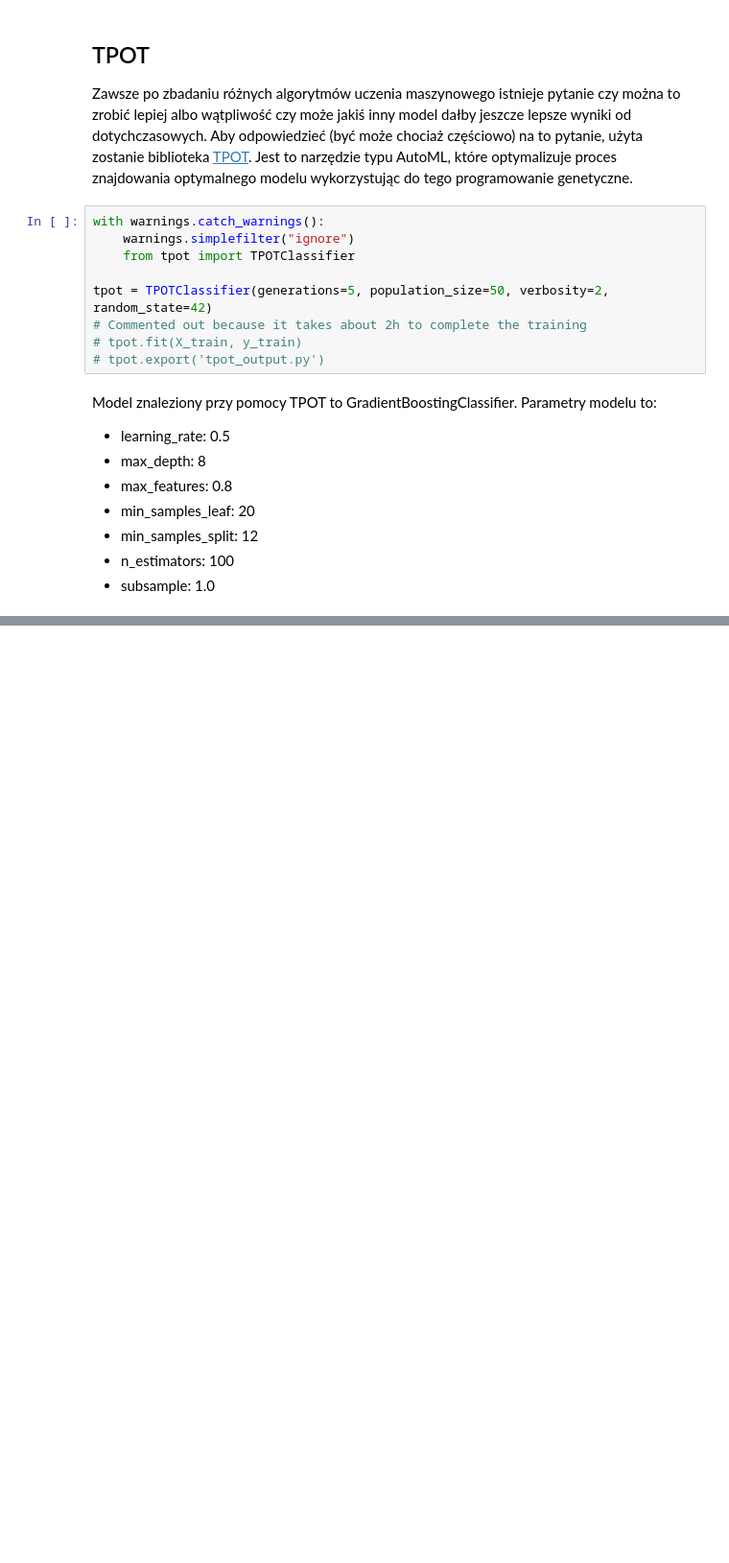
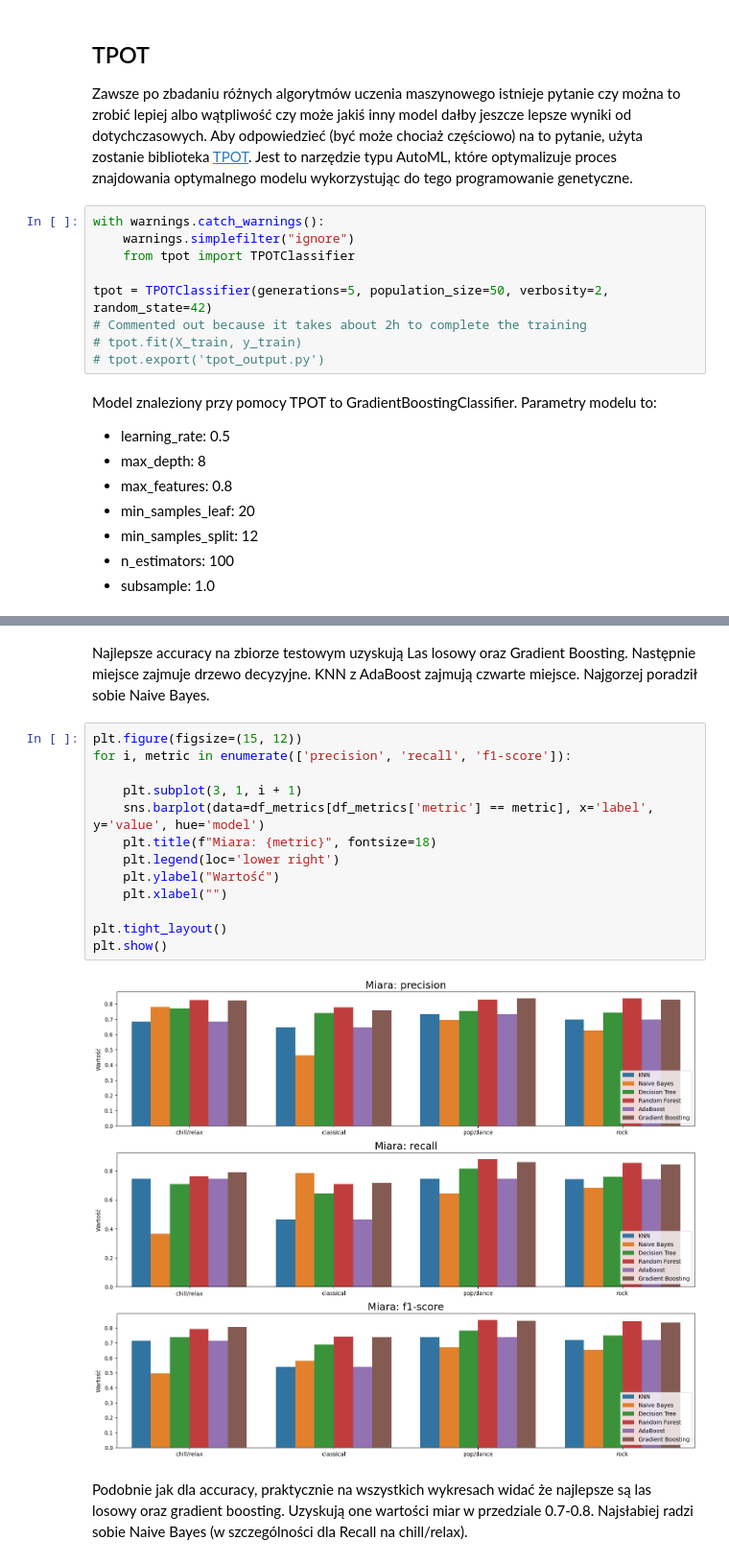
Before and after one commit to anras5/songs-classifier, a Jupyter notebook: data-analysis/src/analysis.ipynb, the cells around one changed output, grey strips where cells are left out. Shown at 96% size. Drawn from its saved outputs; the diff is of its cells as text; blank space fills up the shorter version.

```diff
--- a/data-analysis/src/analysis.ipynb
+++ b/data-analysis/src/analysis.ipynb
@@ -694,0 +762,19 @@ Wytrenowany model posiada 82% accuracy, średnią 82% precision, średnią 81% r
+# %% [markdown]
+Najlepsze accuracy na zbiorze testowym uzyskują Las losowy oraz Gradient Boosting. Następnie miejsce zajmuje drzewo decyzyjne. KNN z AdaBoost zajmują czwarte miejsce. Najgorzej poradził sobie Naive Bayes.
+# %%
+plt.figure(figsize=(15, 12))
+for i, metric in enumerate(['precision', 'recall', 'f1-score']):
+
+    plt.subplot(3, 1, i + 1)
+    sns.barplot(data=df_metrics[df_metrics['metric'] == metric], x='label', y='value', hue='model')
+    plt.title(f"Miara: {metric}", fontsize=18)
+    plt.legend(loc='lower right')
+    plt.ylabel("Wartość")
+    plt.xlabel("")
+
+plt.tight_layout()
+plt.show()
+# %% [output]
+[figure, added]
+# %% [markdown]
+Podobnie jak dla accuracy, praktycznie na wszystkich wykresach widać że najlepsze są las losowy oraz gradient boosting. Uzyskują one wartości miar w przedziale 0.7-0.8. Najsłabiej radzi sobie Naive Bayes (w szczególności dla Recall na chill/relax).
```
Also changed, not shown: parts of 29 cells of this notebook.
